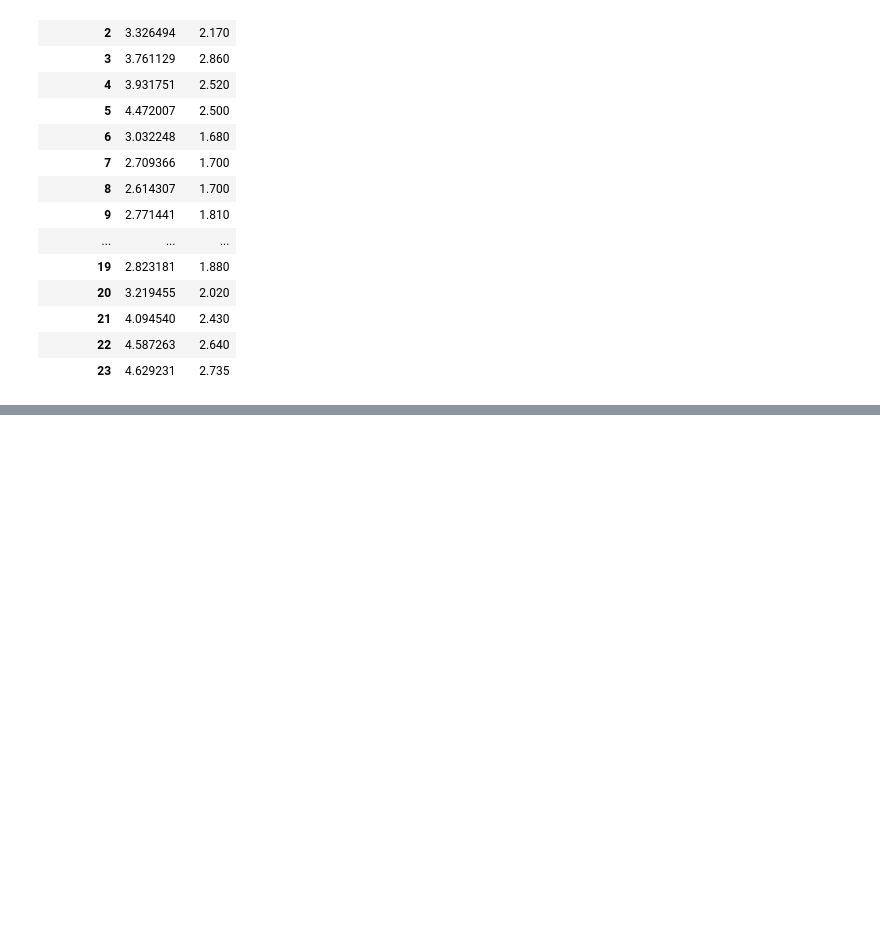
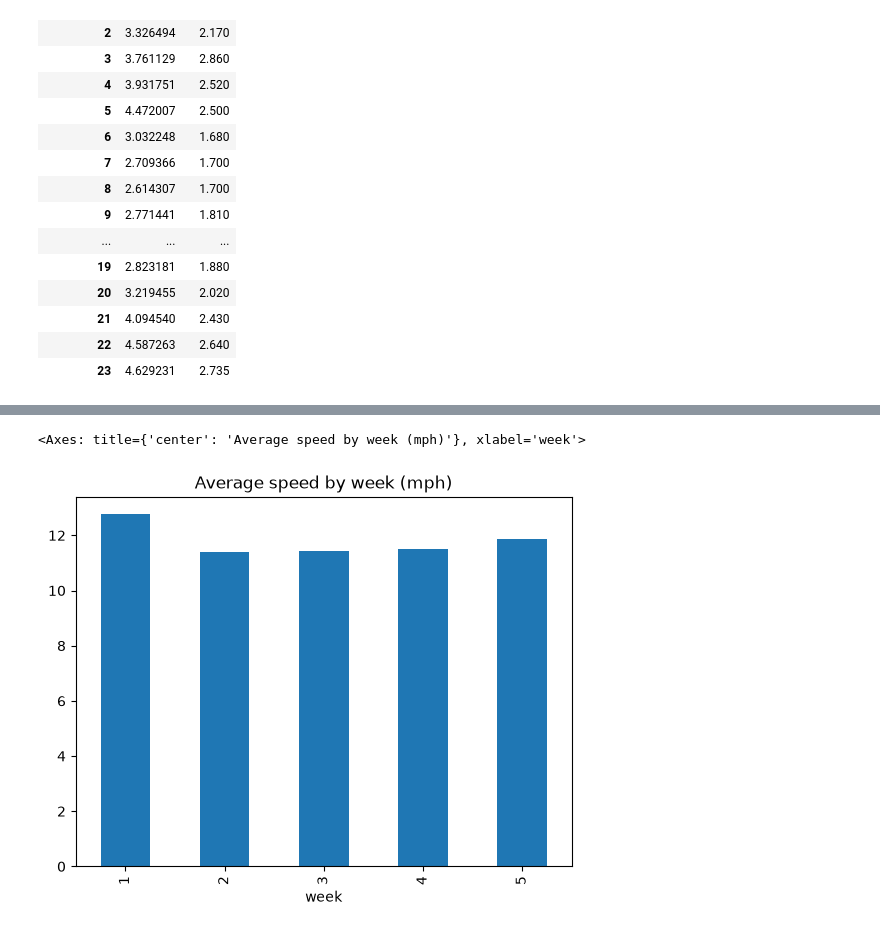
Before and after one commit to ryansapp1206/CS-427, a Jupyter notebook: project 2/project2.ipynb, the cells around one changed output, grey strips where cells are left out. Drawn from its saved outputs; the diff is of its cells as text; code cells hidden in the pictures; blank space fills up the shorter version.

```diff
--- a/project 2/project2.ipynb
+++ b/project 2/project2.ipynb
@@ -87,0 +209,4 @@ trips[trips["trip_distance"] < 100].groupby("pickup_hour").trip_distance.agg(["m
+# %%
+speed = trips[(trips.duration_hours > 0) & (trips.trip_distance > 0)]
+speed["speed_mph"] = speed.trip_distance / speed.duration_hours
+speed.speed_mph.describe()
@@ -87,0 +227,3 @@ trips[trips["trip_distance"] < 100].groupby("pickup_hour").trip_distance.agg(["m
+# %%
+speed = speed[speed.speed_mph < 80]
+speed.speed_mph.describe()
@@ -87,0 +242,5 @@ trips[trips["trip_distance"] < 100].groupby("pickup_hour").trip_distance.agg(["m
+# %%
+speed = speed[speed.lpep_pickup_datetime.map(lambda t: t.year == 2024 and t.month == 9)]
+speed["week"] = speed.lpep_pickup_datetime.map(lambda t: (t.day - 1) // 7 + 1)
+print(len(speed))
+speed.groupby("week").speed_mph.agg(["count", "mean", "median"])
@@ -87,0 +256,6 @@ trips[trips["trip_distance"] < 100].groupby("pickup_hour").trip_distance.agg(["m
+# %%
+weekly = speed.groupby("week").speed_mph.agg(["count", "mean", "std"])
+weekly["margin"] = 1.96 * weekly["std"] / weekly["count"] ** 0.5
+weekly["low"] = weekly["mean"] - weekly["margin"]
+weekly["high"] = weekly["mean"] + weekly["margin"]
+weekly
@@ -87,0 +270,5 @@ trips[trips["trip_distance"] < 100].groupby("pickup_hour").trip_distance.agg(["m
+# %%
+weekly["mean"].plot.bar(title="Average speed by week (mph)")
+# %% [output]
+<Axes: title={'center': 'Average speed by week (mph)'}, xlabel='week'>
+[figure, added]
```
Also changed, not shown: parts of 24 cells of this notebook.
